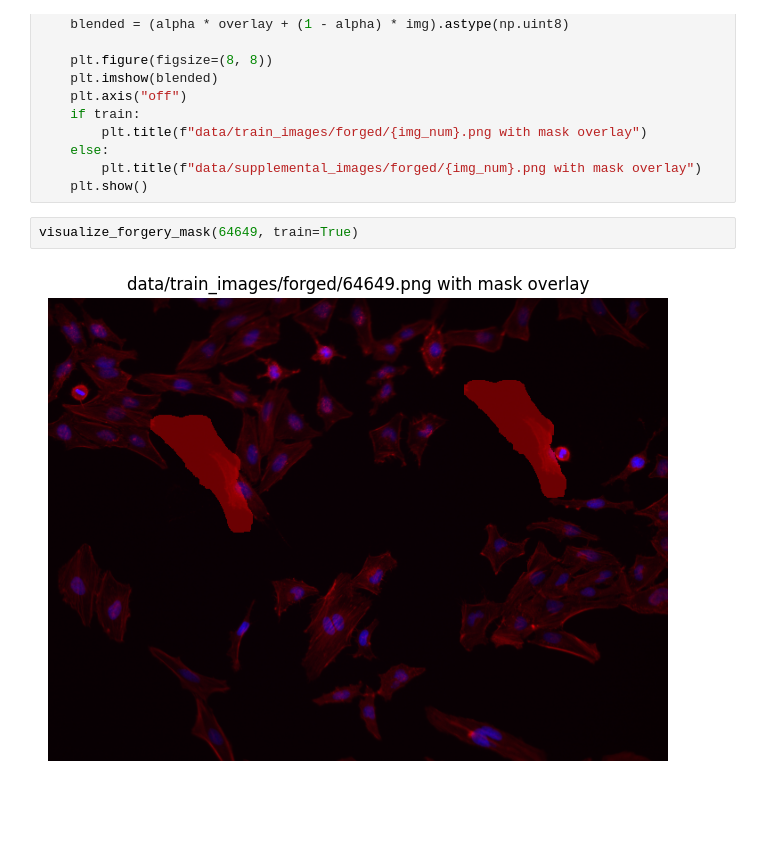
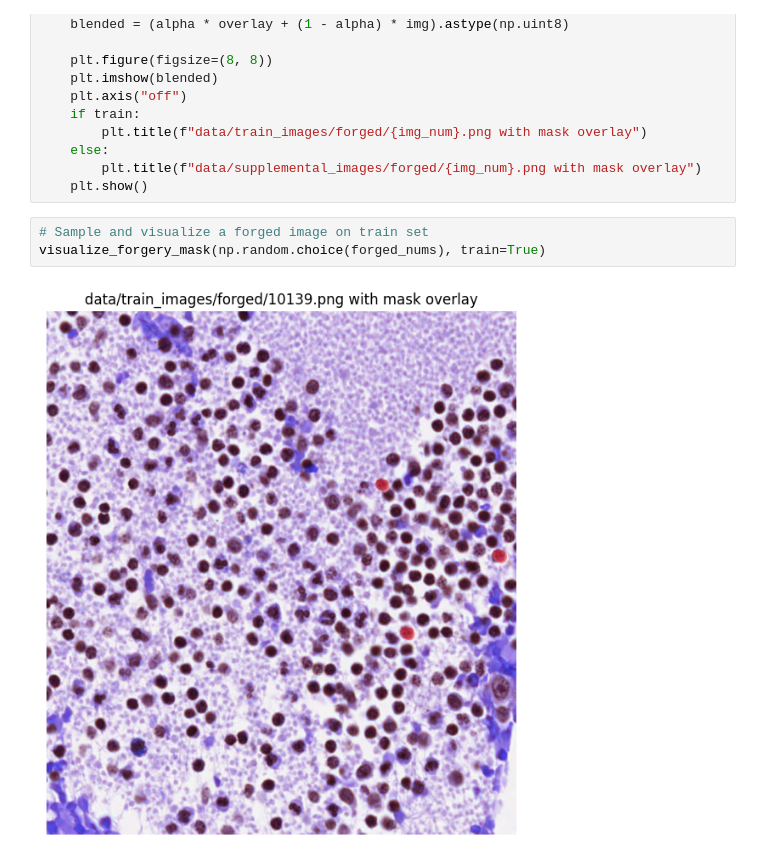
Before and after one commit to edwardyqliu/CIS-5200-Final-Project, a Jupyter notebook: visualize_masks.ipynb, the cells around one changed output. Cells and saved outputs as stored; diff of their text form; blank space fills up the shorter version.

```diff
--- a/visualize_masks.ipynb
+++ b/visualize_masks.ipynb
@@ -74,6 +74,7 @@ def visualize_forgery_mask(img_num, train):
         plt.title(f"data/supplemental_images/forged/{img_num}.png with mask overlay")
     plt.show()
 # %%
-visualize_forgery_mask(64649, train=True)
+# Sample and visualize a forged image on train set
+visualize_forgery_mask(np.random.choice(forged_nums), train=True)
 # %% [output]
-[figure, old version]
+[figure, new version]
```
Also changed, not shown: parts of 1 cell of this notebook, 1 other file.
